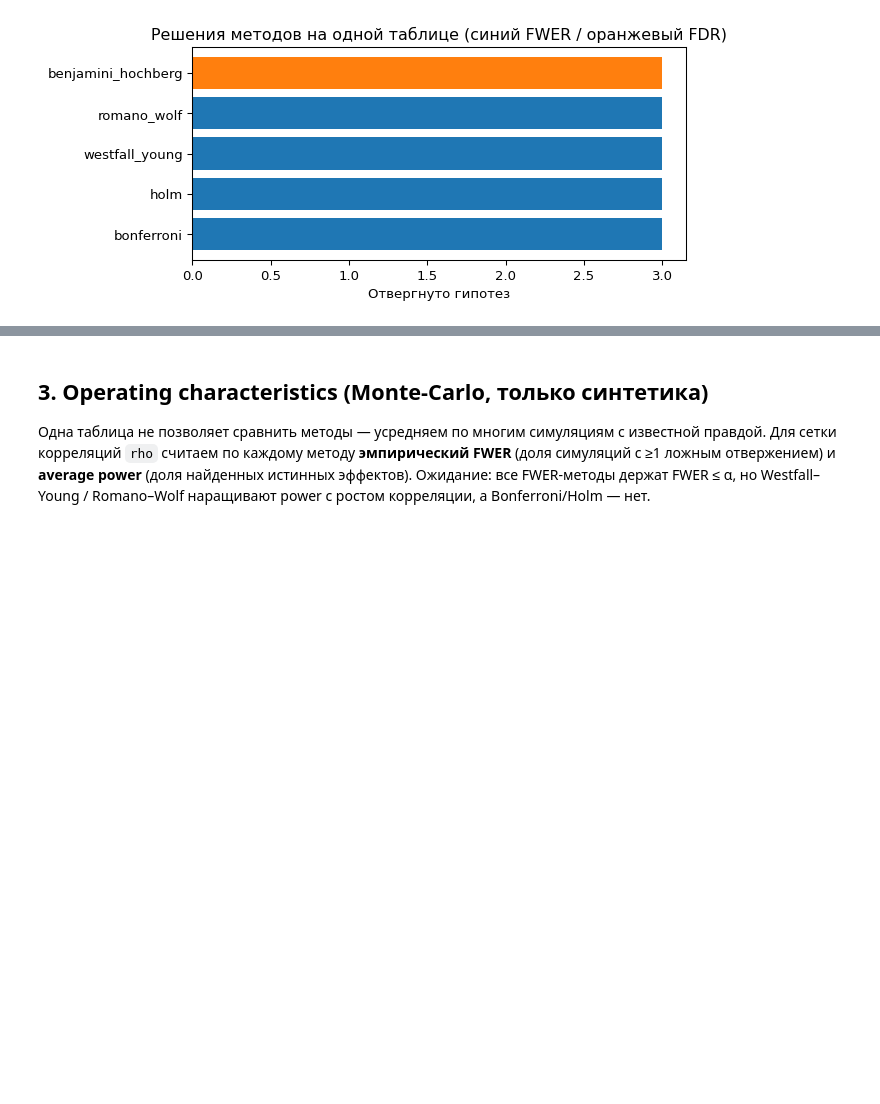
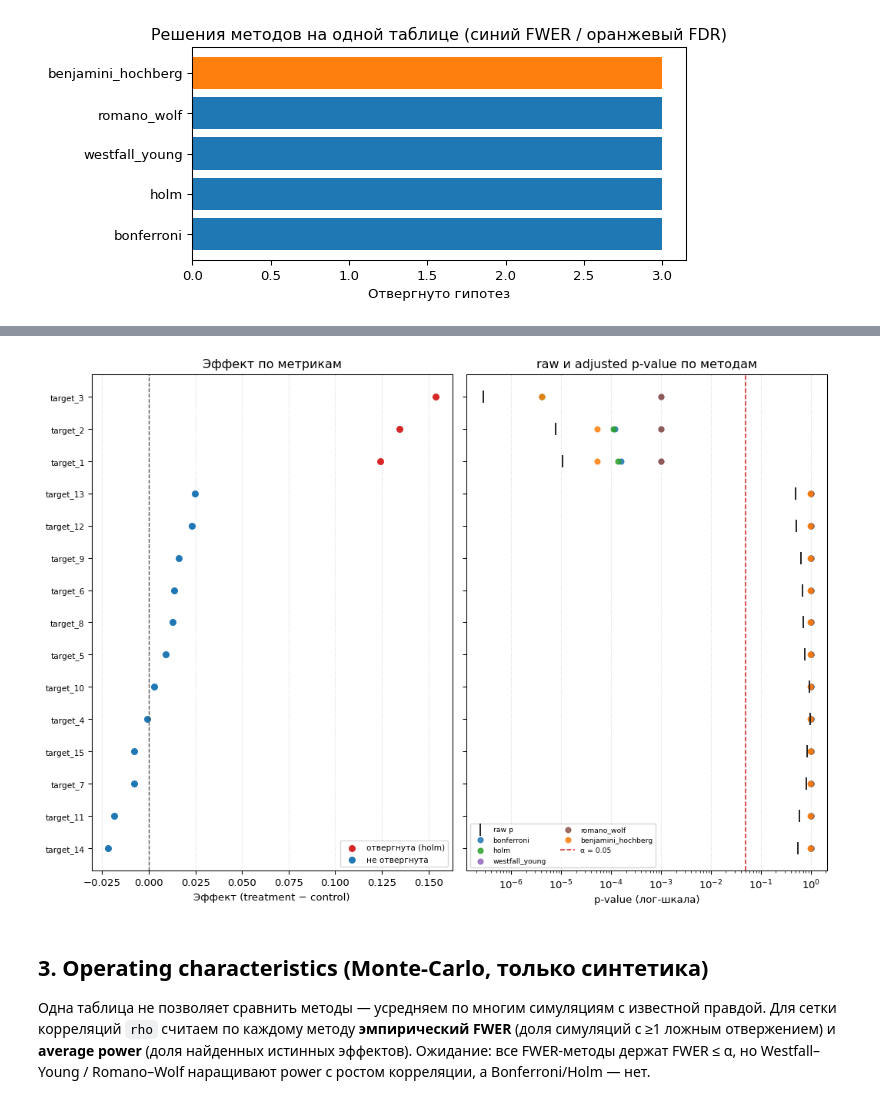
Before and after one commit to Yurashku/rnd_reports, a Jupyter notebook: rnd/08_multiple_testing/notebook.ipynb, the cells around one changed output, grey strips where cells are left out. Cells and saved outputs as stored; diff of their text form; code cells hidden in the pictures; blank space fills up the shorter version.

```diff
--- a/rnd/08_multiple_testing/notebook.ipynb
+++ b/rnd/08_multiple_testing/notebook.ipynb
@@ -85,3 +106,9 @@ fig.tight_layout(); fig.savefig(FIG / 'single_table_rejections.png', dpi=95); pl
+# %%
+fig = plot_pvalue_comparison(res, alpha=ALPHA)
+fig.savefig(FIG / 'pvalue_ci_comparison.png', dpi=95, bbox_inches='tight')
+plt.show()
+# %% [output]
+[figure, added]
 # %% [markdown]
 ## 3. Operating characteristics (Monte-Carlo, только синтетика)
 
```
Also changed, not shown: parts of 4 cells of this notebook, 7 other files.
